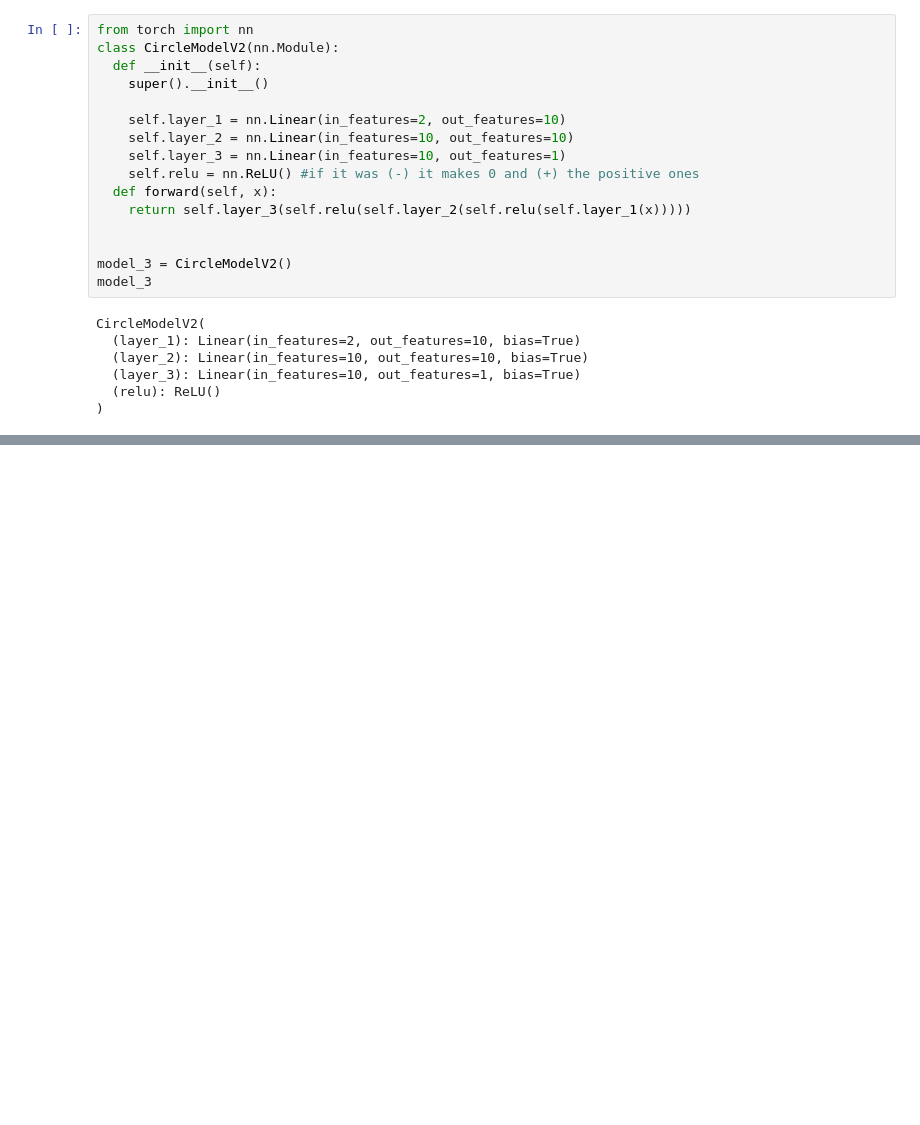
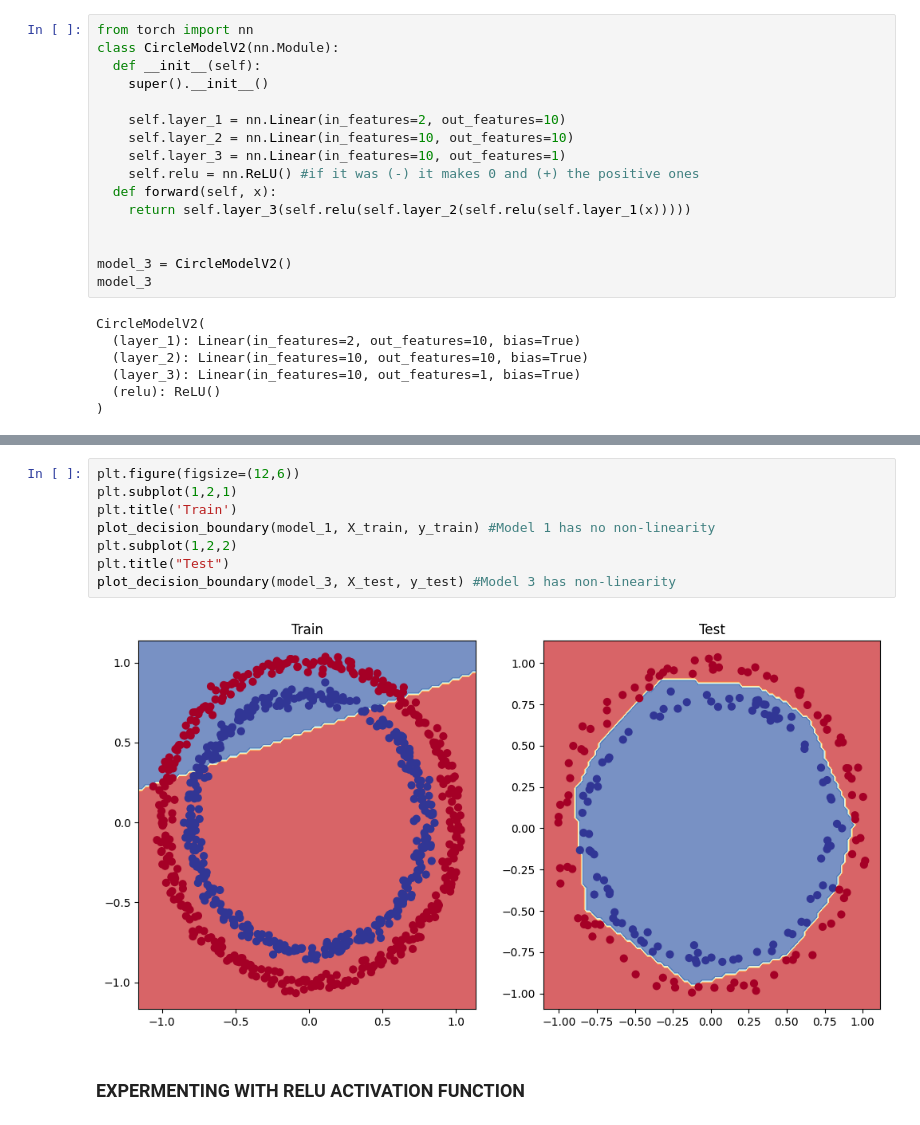
Before and after one commit to mdnazishpatel/Machine_learning, a Jupyter notebook: Neuralnwork_Classification_PyTorch.ipynb, the cells around one changed output, grey strips where cells are left out. Saved outputs shown, nothing was run; the diff lists cells and outputs as text; blank space fills up the shorter version.

```diff
--- a/Neuralnwork_Classification_PyTorch.ipynb
+++ b/Neuralnwork_Classification_PyTorch.ipynb
@@ -678,0 +698,12 @@ Epoch: 900|Loss: 0.50120, Acc: 50.00 % | Test loss: 0.50458, Test acc: 50.00%
+# %%
+plt.figure(figsize=(12,6))
+plt.subplot(1,2,1)
+plt.title('Train')
+plot_decision_boundary(model_1, X_train, y_train) #Model 1 has no non-linearity
+plt.subplot(1,2,2)
+plt.title("Test")
+plot_decision_boundary(model_3, X_test, y_test) #Model 3 has non-linearity
+# %% [output]
+[figure, added]
+# %% [markdown]
+### EXPERMENTING WITH RELU ACTIVATION FUNCTION
```
Also changed, not shown: parts of 29 cells of this notebook.
